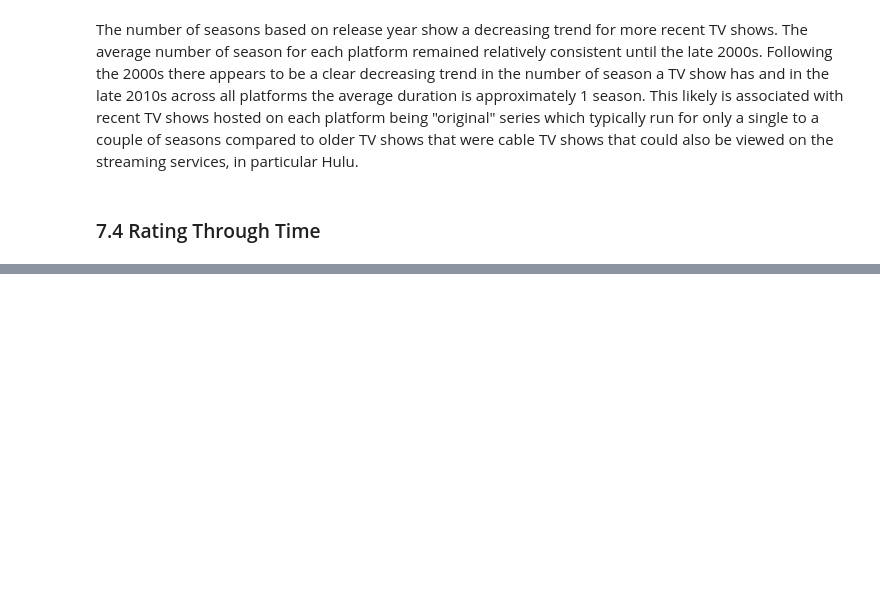
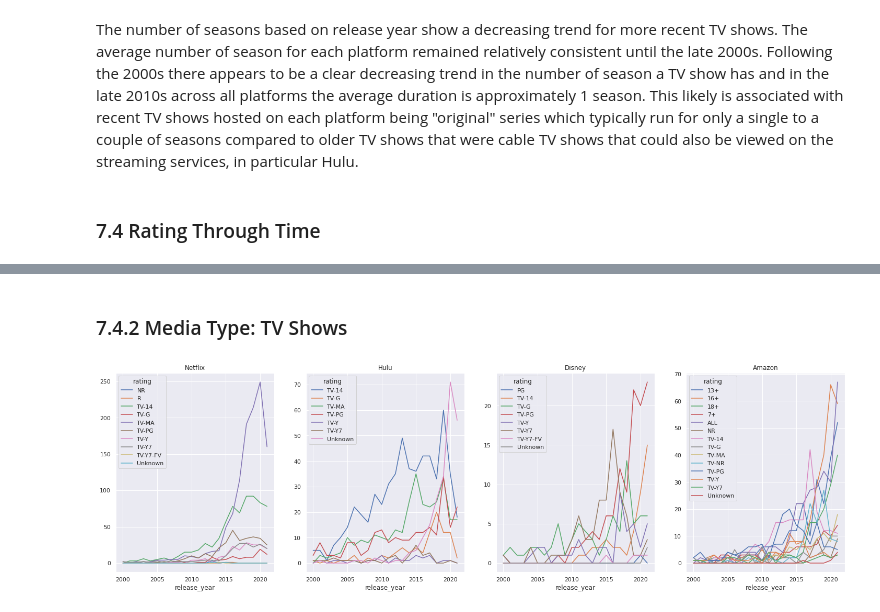
Before and after one commit to EMGuyant/streaming_service_analysis, a Jupyter notebook: streaming_services_analysis.ipynb, the cells around one changed output, grey strips where cells are left out. Cells and saved outputs as stored; diff of their text form; code cells hidden in the pictures; blank space fills up the shorter version.

```diff
--- a/streaming_services_analysis.ipynb
+++ b/streaming_services_analysis.ipynb
@@ -583,0 +684,5 @@ The number of seasons based on release year show a decreasing trend for more rec
+# %%
+df = dataframe_dict['clean_data']['amazon']
+data = df[(df['type'] == 'Movie') & (df['release_year'] >= 2000)]
+pivot = data.pivot_table(values='title', index='release_year', columns='rating', aggfunc='count', fill_value=0, margins=True)
+pivot
@@ -583,0 +708,14 @@ The number of seasons based on release year show a decreasing trend for more rec
+# %% [markdown]
+### 7.4.2 Media Type: TV Shows
+# %%
+fig, ax = plt.subplots(1, 4, figsize=(25,7))
+sns.set(style='darkgrid')
+
+for i in range(len(dataframe_dict['clean_data'])):
+    df = dataframe_dict['clean_data'][dataset_names[i]]
+    data = df[(df['type'] == 'TV Show') & (df['release_year'] >= 2000)]
+
+    plot = data.pivot_table(values='title', index='release_year', columns='rating', aggfunc='count', fill_value=0).plot(ax=ax[i])
+    plot.set_title(dataset_names[i].title())
+# %% [output]
+[figure, added]
```
Also changed, not shown: parts of 12 cells of this notebook.
